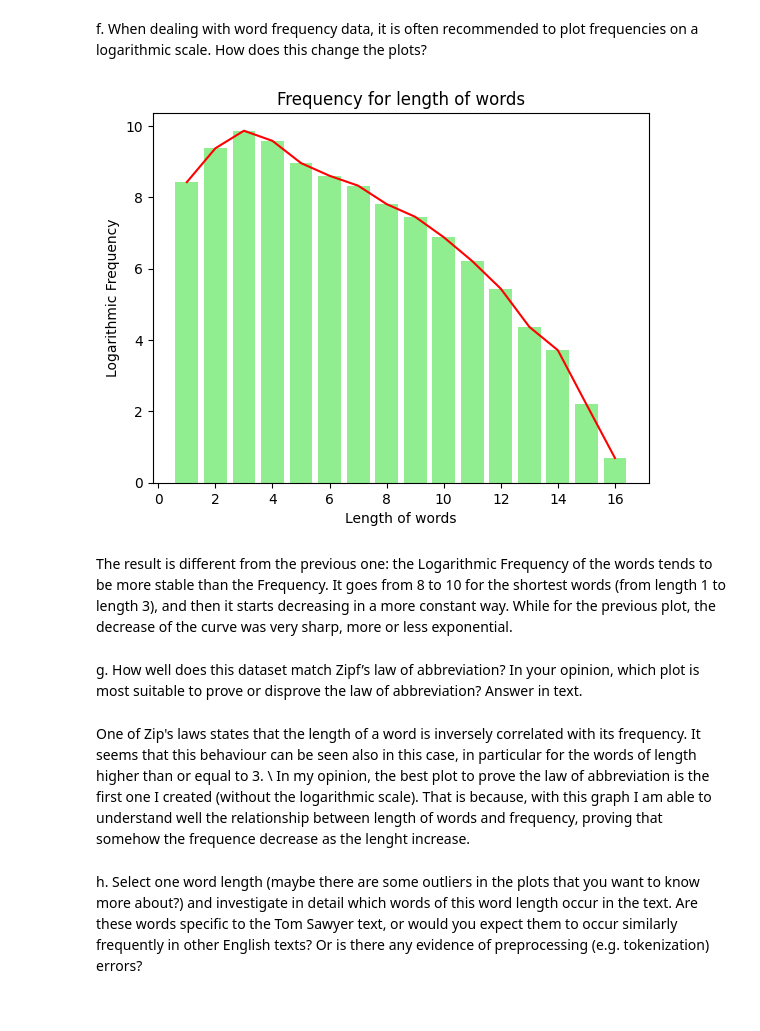
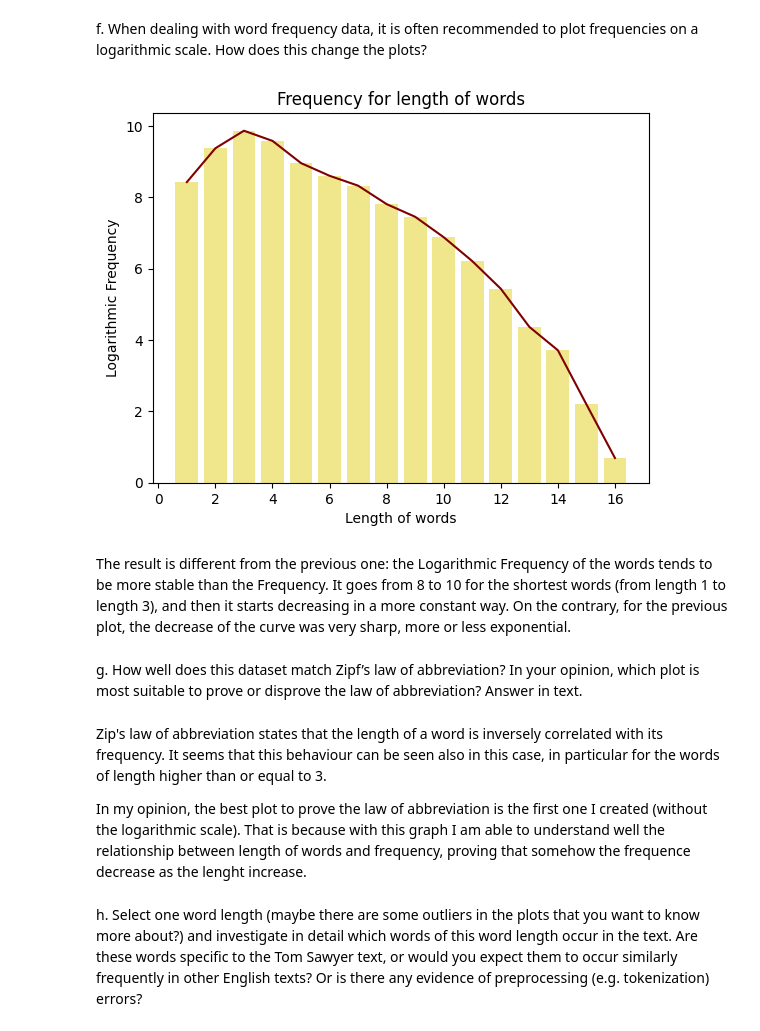
Before and after one commit to alessiasanfelici/IN4080--NLP-Exercises, a Jupyter notebook: NLP-Projects/project1.ipynb, the cells around one changed output. Drawn from its saved outputs; the diff is of its cells as text; code cells hidden in the pictures.

```diff
--- a/NLP-Projects/project1.ipynb
+++ b/NLP-Projects/project1.ipynb
@@ -305,22 +319,23 @@ logarithmic scale. How does this change the plots?
 # %%
 # Create the plot
 plt.figure()
-plt.plot(df_length.Length, np.log(df_length.Frequency), color = "r")
-plt.bar(df_length.Length, np.log(df_length.Frequency), color = "lightgreen")
+plt.plot(df_length.Length, np.log(df_length.Frequency), color = "maroon")
+plt.bar(df_length.Length, np.log(df_length.Frequency), color = "khaki")
 plt.xlabel("Length of words")
 plt.ylabel("Logarithmic Frequency")
 plt.title("Frequency for length of words")
 plt.show()
 # %% [output]
-[figure, old version]
+[figure, new version]
 # %% [markdown]
-The result is different from the previous one: the Logarithmic Frequency of the words tends to be more stable than the Frequency. It goes from 8 to 10 for the shortest words (from length 1 to length 3), and then it starts decreasing in a more constant way. While for the previous plot, the decrease of the curve was very sharp, more or less exponential.
+The result is different from the previous one: the Logarithmic Frequency of the words tends to be more stable than the Frequency. It goes from 8 to 10 for the shortest words (from length 1 to length 3), and then it starts decreasing in a more constant way. On the contrary, for the previous plot, the decrease of the curve was very sharp, more or less exponential.
 # %% [markdown]
 g. How well does this dataset match Zipf’s law of abbreviation? In your opinion, which plot is most
 suitable to prove or disprove the law of abbreviation? Answer in text.
 # %% [markdown]
-One of Zip's laws states that the length of a word is inversely correlated with its frequency. It seems that this behaviour can be seen also in this case, in particular for the words of length higher than or equal to 3. \\
-In my opinion, the best plot to prove the law of abbreviation is the first one I created (without the logarithmic scale). That is because, with this graph I am able to understand well the relationship between length of words and frequency, proving that somehow the frequence decrease as the lenght increase.
+Zip's law of abbreviation states that the length of a word is inversely correlated with its frequency. It seems that this behaviour can be seen also in this case, in particular for the words of length higher than or equal to 3.
+
+In my opinion, the best plot to prove the law of abbreviation is the first one I created (without the logarithmic scale). That is because with this graph I am able to understand well the relationship between length of words and frequency, proving that somehow the frequence decrease as the lenght increase.
 # %% [markdown]
 h. Select one word length (maybe there are some outliers in the plots that you want to know more
 about?) and investigate in detail which words of this word length occur in the text. Are these
```
Also changed, not shown: parts of 16 cells of this notebook, 1 other file.
